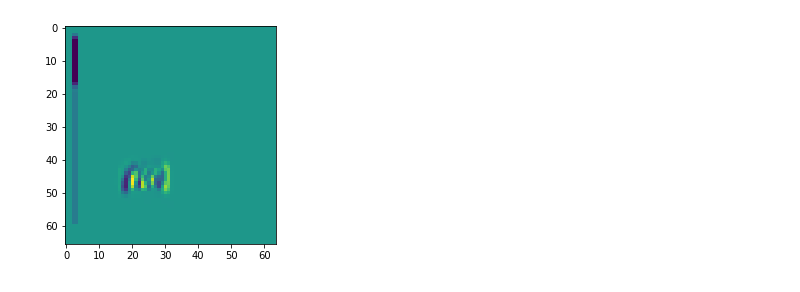
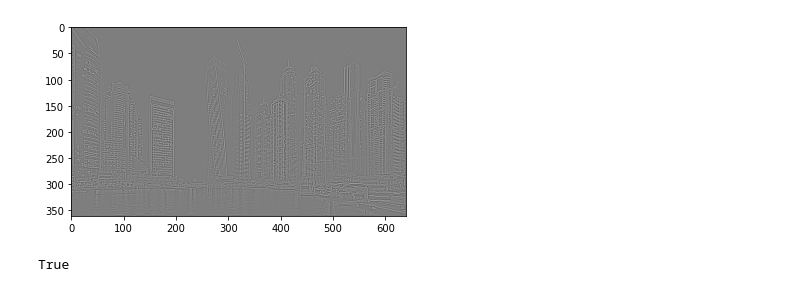
Before and after one commit to 14coruma/Vision_Course_Projects, a Jupyter notebook: convolutions.ipynb, the cells around one changed output. Saved outputs shown, nothing was run; the diff lists cells and outputs as text; code cells hidden in the pictures.

Commit message:
working implementation of 2d and separable convolutions.

```diff
--- a/convolutions.ipynb
+++ b/convolutions.ipynb
@@ -5,0 +65,19 @@ from matplotlib import pyplot as plt
+# %%
+image = processImage('sc.png')
+image = processImage('Image.jpeg')
+# Edge Detection Kernel
+kernel = np.array([
+    [-1, -1, -1],
+ [-1, 8, -1],
+ [-1, -1, -1]])
+# output =convolve(image, kernel)
+# plt.imshow(output)
+k1 = np.transpose(np.array([
+    [1,2,1]
+]))
+k2 = np.array([
+    [1,0,-1]
+])
+output = convolve_separable(image,k1,k2)
+plt.imshow(output)
+(k1) * k2
@@ -53,27 +337,39 @@ def convolve2D(image, kernel, padding=0, strides=1):
 # %%
 image = processImage('sc.png')
+image = processImage('Image.jpeg')
 
 # Edge Detection Kernel
 kernel = np.array([
     [-1, -1, -1],
  [-1, 8, -1],
  [-1, -1, -1]])
 
 # pair of sobel kernels (they are linearly separable)
 k1 = np.transpose(np.array([
     [1,2,1]
 ]))
 k2 = np.array([
     [-1,0,1]
 ])
 # kernel =np.transpose(kernel)
 # Convolve and Save Output
 output = convolve2D(image, k1, padding=2)
 output = convolve2D(output, k2, padding=2)
-# output = convolve2D(image, kernel, padding=2)
+# output = convolve2D(image, a, padding = 1)
+
+output = convolve2D(image, kernel, padding=2)
 
 
 plt.imshow(output)
+
+# plt.imshow(output, cmap='gray')
+# plt.gray()
 plt.show()
+# output.save()
+
+
+cv2.imwrite('2DConvolved.jpg', output)
+# plt.savefig('s.jpg')
 # %% [output]
-[figure, old version]
+[figure, new version]
+True
```
Also changed, not shown: parts of 9 cells of this notebook, 4 other files.
